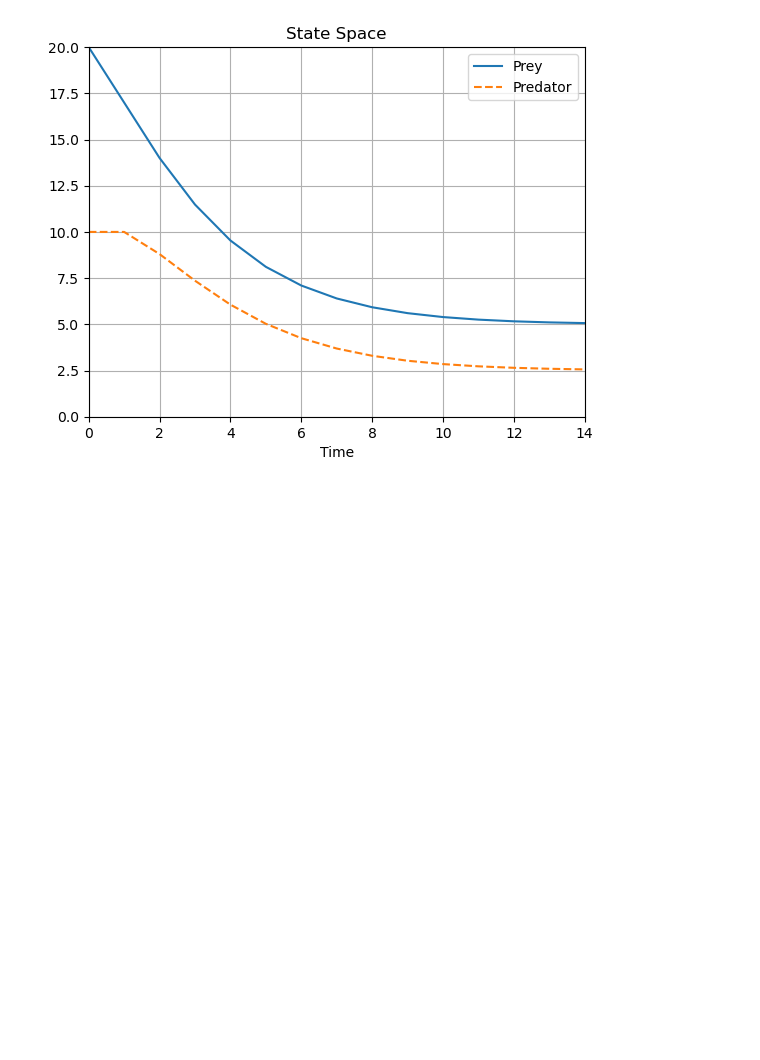
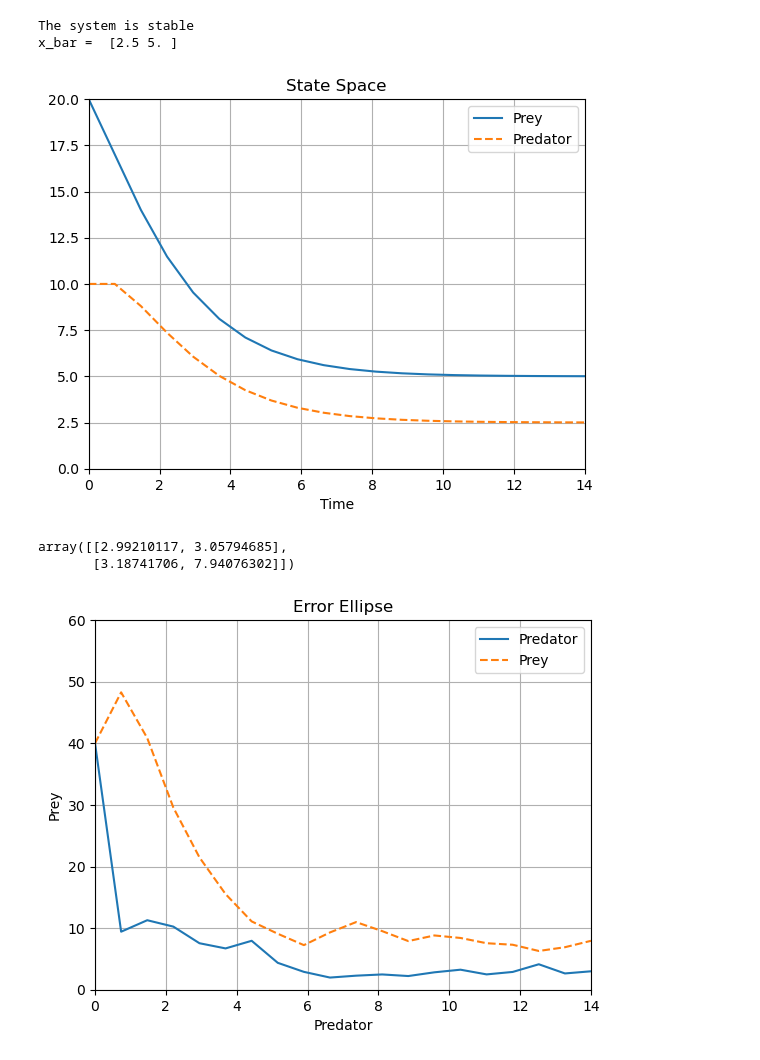
Before and after one commit to Maurone7/AERSP-566, a Jupyter notebook: Practice/Example4_1.ipynb, the cells around one changed output. Drawn from its saved outputs; the diff is of its cells as text; code cells hidden in the pictures; blank space fills up the shorter version.

```diff
--- a/Practice/Example4_1.ipynb
+++ b/Practice/Example4_1.ipynb
@@ -8,6 +8,7 @@ points = 20
 # Define the system
 F = [[0.2, 0.4], [-0.4, 1]]
 G = np.array([[0], [1]])
+P0 = np.diag([40, 40])
 
 u = np.array([1])
 x_0 = np.transpose([10, 20])
@@ -15,19 +16,55 @@ Q = np.diag([1, 2])
 
 # Simulate the system
 x = np.zeros((2, points))
+P = np.zeros((2, 2, points))
 x[:, 0] = x_0
+P[:, :, 0] = P0
 # %%
 for i in range(1, points):
     w = np.reshape(np.random.multivariate_normal([0, 0], Q), (1, 2))
     x[:, i] = (F @ x[:, i-1] + G @ u)
+    P[:, :, i] = F @ P[:, :, i-1] @ np.transpose(F) + Q + w
+
+def F_stable(F):
+    eigvals, _ = np.linalg.eig(F)
+    if np.all(np.abs(eigvals) < 1):
+        # Calculate the mean (or final values if the system is stable)
+        x_bar = np.linalg.inv(np.eye(2)-F) @ G @ u
+        print("The system is stable")
+        print('x_bar = ', x_bar)
+        return x_bar
+
+F_stable(F)
 
 # Plot the results
-plt.plot(range(20), x[1, :], label='Prey')
-plt.plot(range(20), x[0, :], linestyle='--', label='Predator')
+plt.plot(np.linspace(0, 14, 20), x[1, :], label='Prey')
+plt.plot(np.linspace(0, 14, 20), x[0, :], linestyle='--', label='Predator')
 plt.xlabel('Time')
 plt.title('State Space')
 plt.grid()
 plt.ylim(0, 20), plt.xlim(0, 14), plt.legend()
 plt.show()
+
+# Obtain P diagonal
+P_diag = np.zeros((2, points))
+for i in range(points):
+    P_diag[:, i] = np.diag(P[:, :, i])
+
+display(P[:, :, -1])
+plt.plot(np.linspace(0, 14, 20), P_diag[0, :], label='Predator')
+plt.plot(np.linspace(0, 14, 20), P_diag[1, :], linestyle='--', label='Prey')
+
+plt.xlabel('Predator')
+plt.ylabel('Prey')
+plt.title('Error Ellipse')
+plt.grid(), plt.legend()
+plt.ylim(0, 60), plt.xlim(0, 14)
+plt.show()
+display(P)
 # %% [output]
+The system is stable
+x_bar =  [2.5 5. ]
-[figure, old version]
+[figure, new version]
+array([[2.99210117, 3.05794685],
+       [3.18741706, 7.94076302]])
+[figure, added]
```
Also changed, not shown: parts of 1 cell of this notebook.
